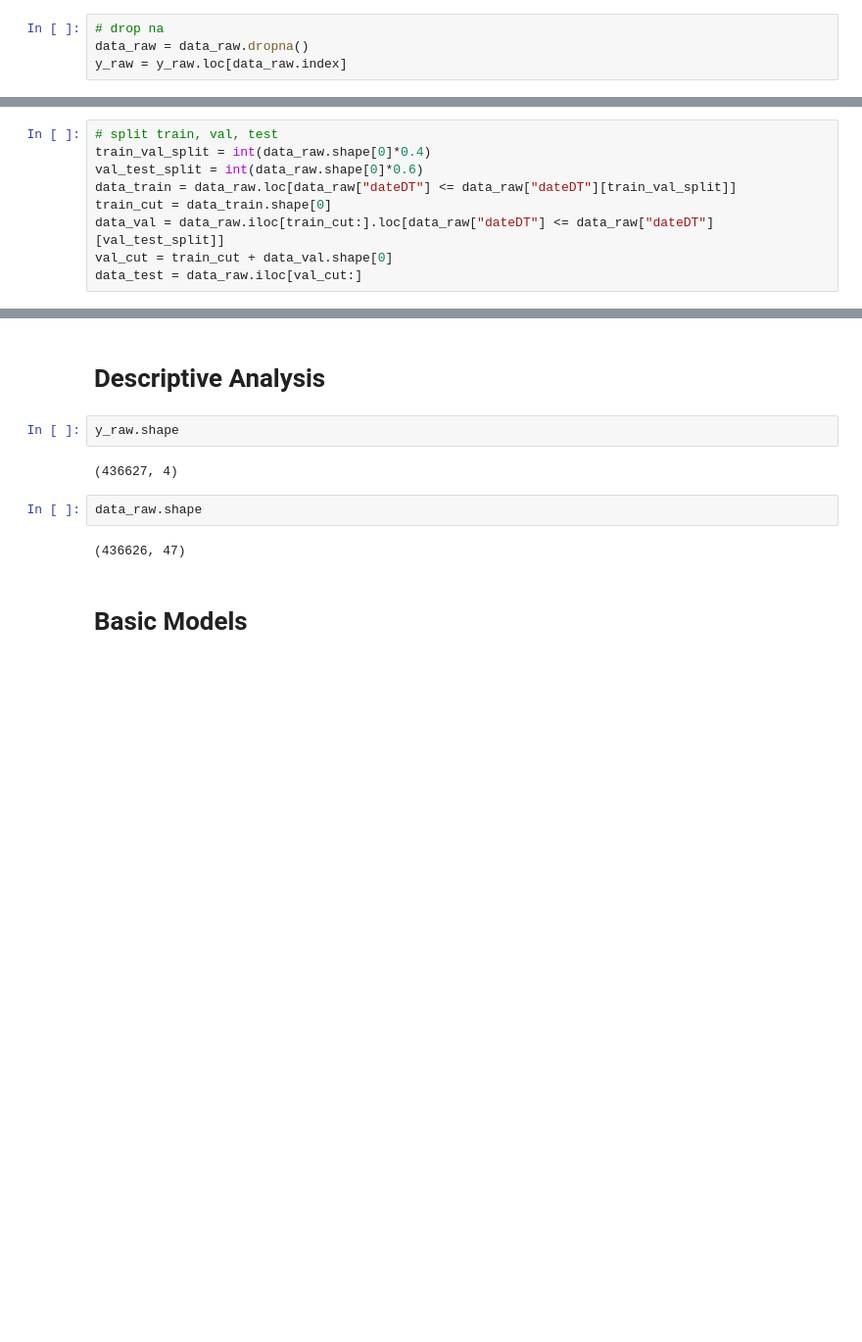
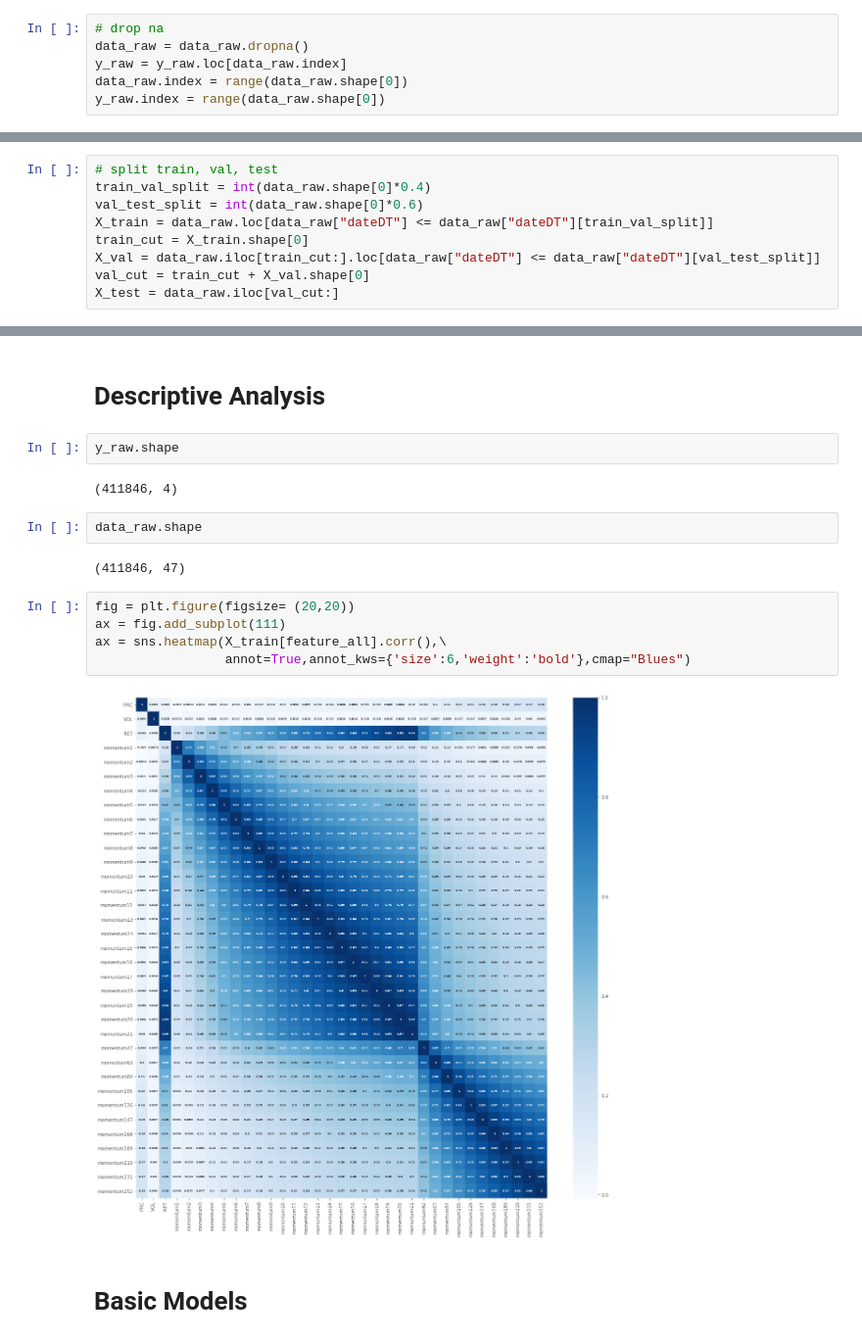
Before and after one commit to danielzzhou/mlteamproject, a Jupyter notebook: Models.ipynb, the cells around one changed output, grey strips where cells are left out. Shown at 98% size. Drawn from its saved outputs; the diff is of its cells as text; blank space fills up the shorter version.

```diff
--- a/Models.ipynb
+++ b/Models.ipynb
@@ -35,3 +35,5 @@ data_raw.head()
 # drop na
 data_raw = data_raw.dropna()
 y_raw = y_raw.loc[data_raw.index]
+data_raw.index = range(data_raw.shape[0])
+y_raw.index = range(data_raw.shape[0])
@@ -74,11 +57,11 @@ data_raw["id"] = data_raw.index
 # split train, val, test
 train_val_split = int(data_raw.shape[0]*0.4)
 val_test_split = int(data_raw.shape[0]*0.6)
-data_train = data_raw.loc[data_raw["dateDT"] <= data_raw["dateDT"][train_val_split]]
-train_cut = data_train.shape[0]
-data_val = data_raw.iloc[train_cut:].loc[data_raw["dateDT"] <= data_raw["dateDT"][val_test_split]]
-val_cut = train_cut + data_val.shape[0]
-data_test = data_raw.iloc[val_cut:]
+X_train = data_raw.loc[data_raw["dateDT"] <= data_raw["dateDT"][train_val_split]]
+train_cut = X_train.shape[0]
+X_val = data_raw.iloc[train_cut:].loc[data_raw["dateDT"] <= data_raw["dateDT"][val_test_split]]
+val_cut = train_cut + X_val.shape[0]
+X_test = data_raw.iloc[val_cut:]
 # %%
 y_train = y_raw.iloc[:train_cut]
 y_val = y_raw.iloc[train_cut:val_cut]
@@ -124,11 +89,18 @@ Use the following
 # %%
 y_raw.shape
 # %% [output]
-(436627, 4)
+(411846, 4)
 # %%
 data_raw.shape
 # %% [output]
-(436626, 47)
+(411846, 47)
+# %%
+fig = plt.figure(figsize= (20,20))
+ax = fig.add_subplot(111)
+ax = sns.heatmap(X_train[feature_all].corr(),\
+                 annot=True,annot_kws={'size':6,'weight':'bold'},cmap="Blues")
+# %% [output]
+[figure, added]
 # %% [markdown]
 # Basic Models
 # %%
```
Also changed, not shown: parts of 8 cells of this notebook.
